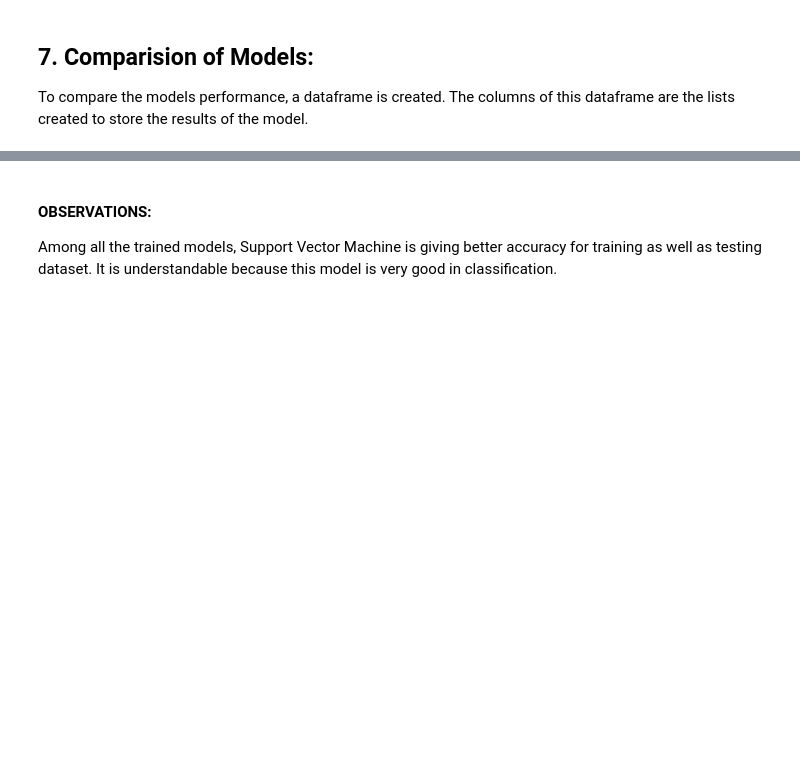
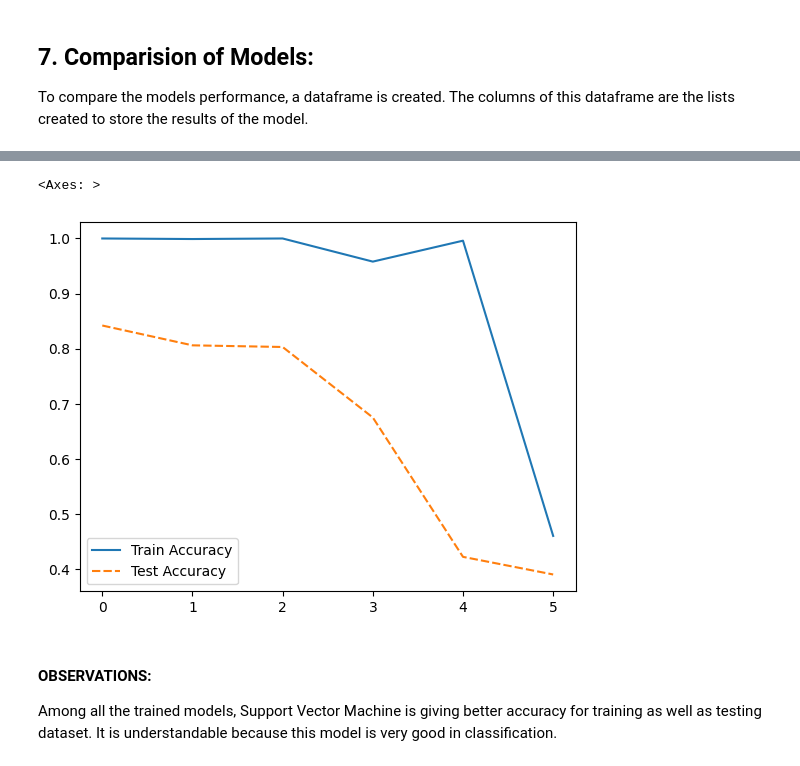
Before and after one commit to aniketsat/Sign-Language-MNIST, a Jupyter notebook: Sign Language MNIST.ipynb, the cells around one changed output, grey strips where cells are left out. Drawn from its saved outputs; the diff is of its cells as text; code cells hidden in the pictures; blank space fills up the shorter version.

```diff
--- a/Sign Language MNIST.ipynb
+++ b/Sign Language MNIST.ipynb
@@ -795,3 +793,8 @@ sorted_result
+# %%
+sns.lineplot(sorted_result)
+# %% [output]
+<Axes: >
+[figure, added]
 # %% [markdown]
 #### OBSERVATIONS:
 Among all the trained models, Support Vector Machine is giving better accuracy for training as well as testing dataset. It is understandable because this model is very good in classification.
```
Also changed, not shown: parts of 7 cells of this notebook.
